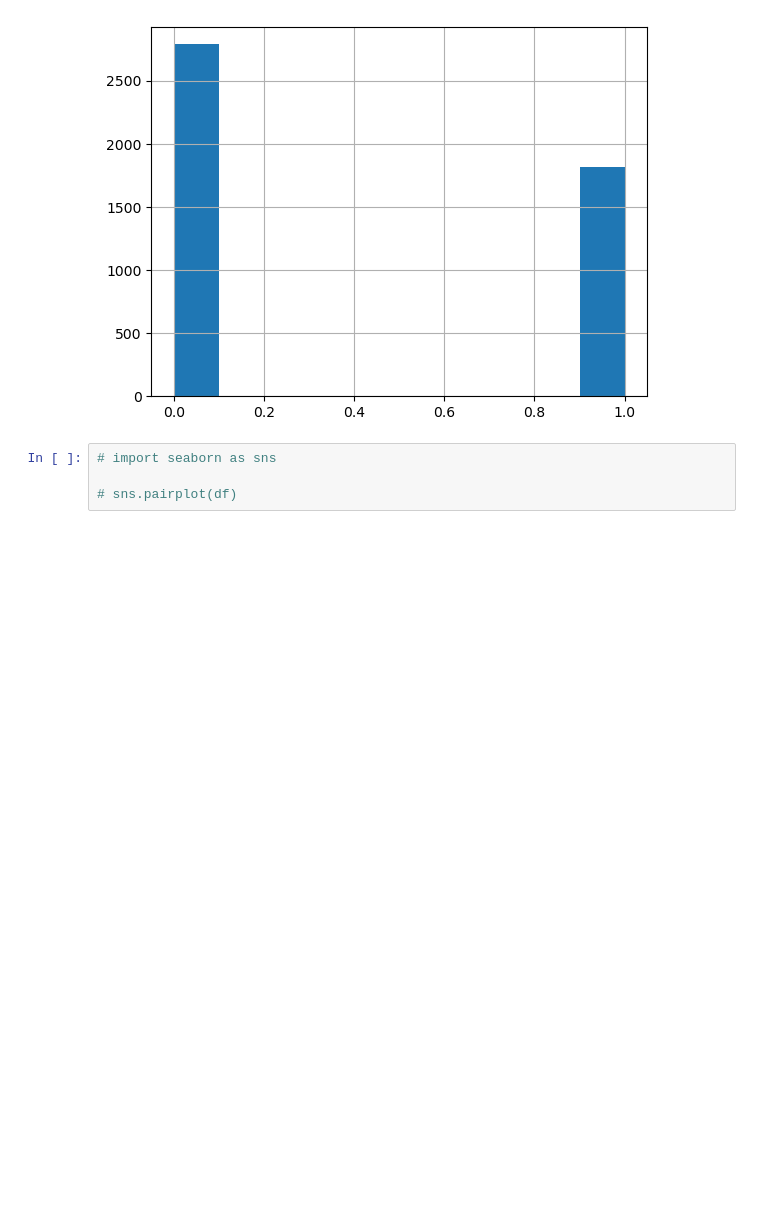
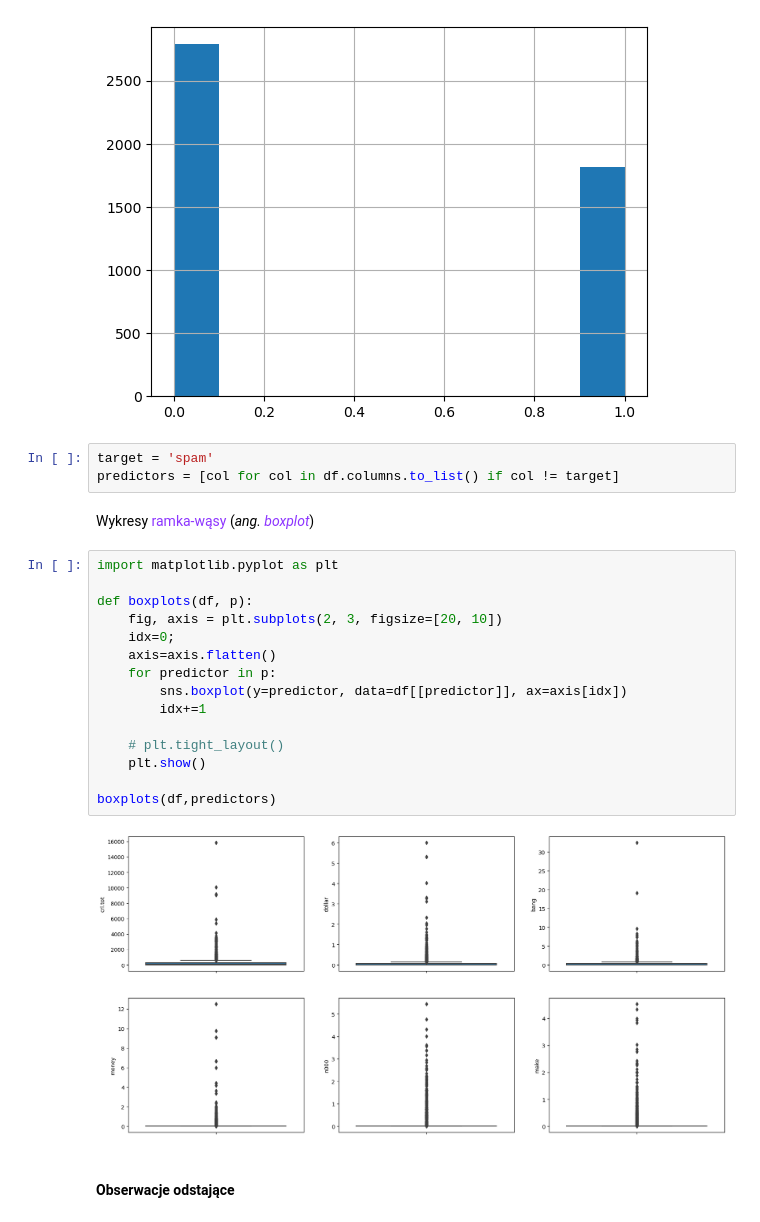
Before and after one commit to knum-atlas/bootcamp, a Jupyter notebook: 2023/3_klasyfikacja_python.ipynb, the cells around one changed output. Cells and saved outputs as stored; diff of their text form; blank space fills up the shorter version.

```diff
--- a/2023/3_klasyfikacja_python.ipynb
+++ b/2023/3_klasyfikacja_python.ipynb
@@ -73,7 +126,27 @@ df.spam.hist()
 # %% [output]
 <AxesSubplot: >
 [figure]
-# %%
-# import seaborn as sns
-
-# sns.pairplot(df)
+# %%
+target = 'spam'
+predictors = [col for col in df.columns.to_list() if col != target]
+# %% [markdown]
+Wykresy <span style="color:#8D35FF">ramka-wąsy</span> (*ang. <span style="color:#8D35FF">boxplot</span>*)
+# %%
+import matplotlib.pyplot as plt
+
+def boxplots(df, p):
+    fig, axis = plt.subplots(2, 3, figsize=[20, 10])
+    idx=0;
+    axis=axis.flatten()
+    for predictor in p:
+        sns.boxplot(y=predictor, data=df[[predictor]], ax=axis[idx])
+        idx+=1
+
+    # plt.tight_layout()
+    plt.show()
+
+boxplots(df,predictors)
+# %% [output]
+[figure, added]
+# %% [markdown]
+#### Obserwacje odstające
```
Also changed, not shown: parts of 45 cells of this notebook, 1 other file.
